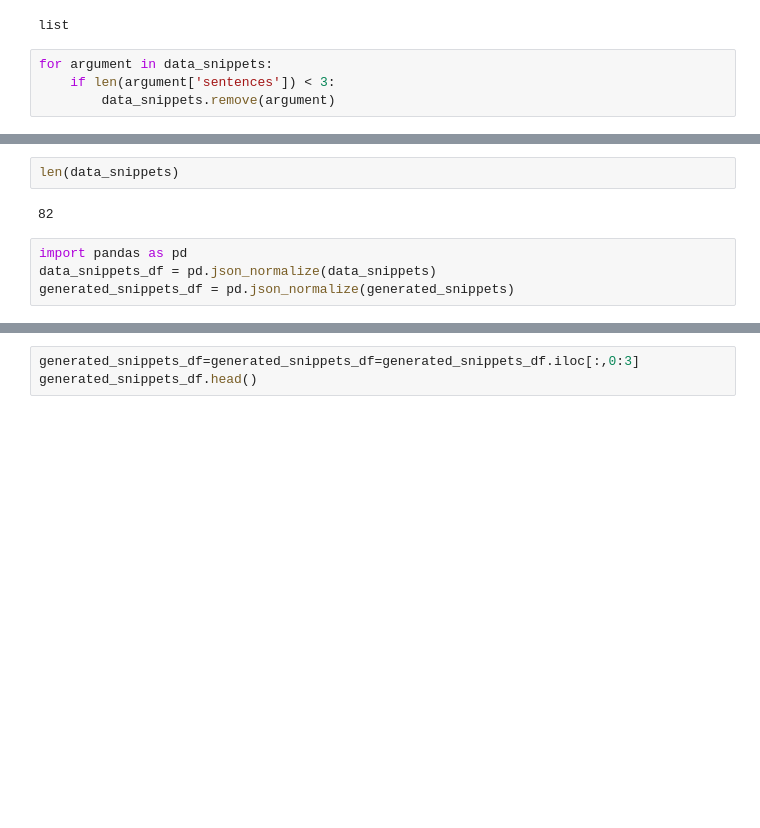
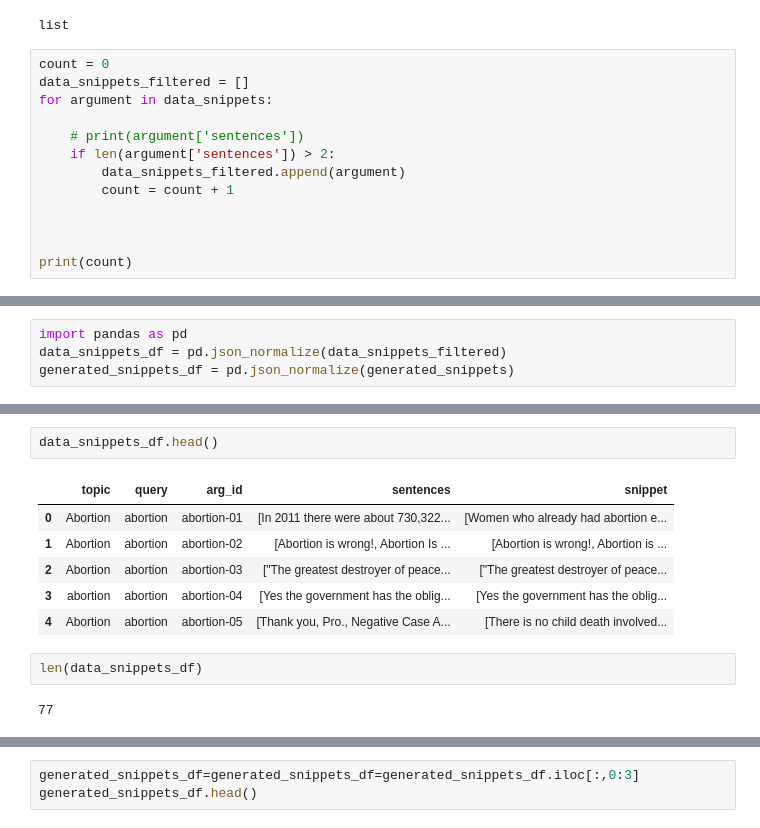
Before and after one commit to hjshah142/SnippetGeneration, a Jupyter notebook: Evaluation.ipynb, the cells around one changed output, grey strips where cells are left out. Drawn from its saved outputs; the diff is of its cells as text; blank space fills up the shorter version.

```diff
--- a/Evaluation.ipynb
+++ b/Evaluation.ipynb
@@ -34,6 +39,15 @@ type(data_snippets)
 # %% [output]
 list
 # %%
+count = 0
+data_snippets_filtered = []
 for argument in data_snippets:
-    if len(argument['sentences']) < 3:
-        data_snippets.remove(argument)
+
+    # print(argument['sentences'])
+    if len(argument['sentences']) > 2:
+        data_snippets_filtered.append(argument)
+        count = count + 1
+
+
+
+print(count)
@@ -113,0 +97,4 @@ data_snippets
+# %%
+import pandas as pd
+data_snippets_df = pd.json_normalize(data_snippets_filtered)
+generated_snippets_df = pd.json_normalize(generated_snippets)
@@ -114,8 +108,13 @@ data_snippets
+# %%
+data_snippets_df.head()
+# %% [output]
+|  | topic | query | arg_id | sentences | snippet |
+| 0 | Abortion | abortion | abortion-01 | [In 2011 there were about 730,322... | [Women who already had abortion e... |
+| 1 | Abortion | abortion | abortion-02 | [Abortion is wrong!, Abortion Is ... | [Abortion is wrong!, Abortion is ... |
+| 2 | Abortion | abortion | abortion-03 | ["The greatest destroyer of peace... | ["The greatest destroyer of peace... |
+| 3 | abortion | abortion | abortion-04 | [Yes the government has the oblig... | [Yes the government has the oblig... |
+| 4 | Abortion | abortion | abortion-05 | [Thank you, Pro., Negative Case A... | [There is no child death involved... |
 # %%
-len(data_snippets)
+len(data_snippets_df)
 # %% [output]
-82
+77
-# %%
-import pandas as pd
-data_snippets_df = pd.json_normalize(data_snippets)
-generated_snippets_df = pd.json_normalize(generated_snippets)
```
Also changed, not shown: parts of 36 cells of this notebook, 6 other files.
